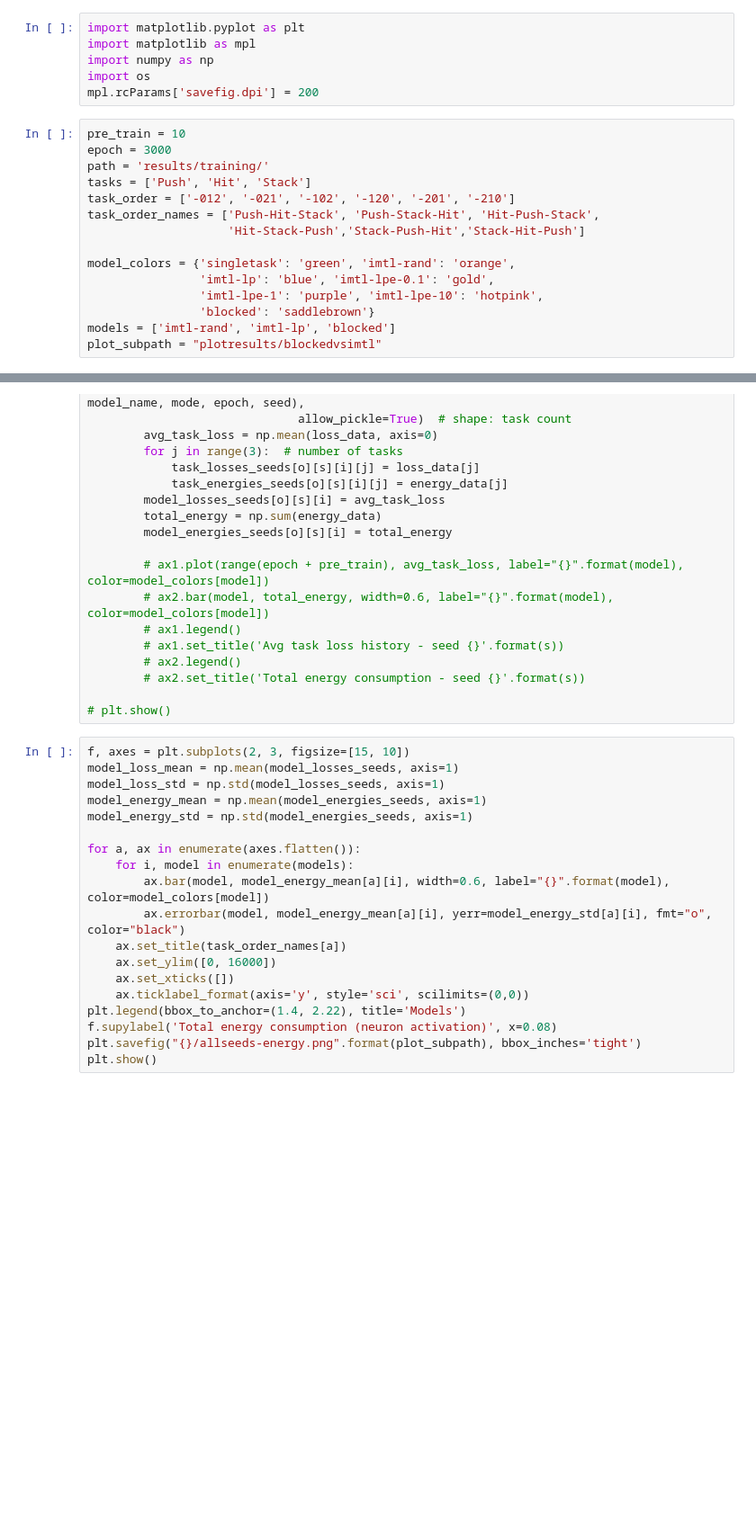
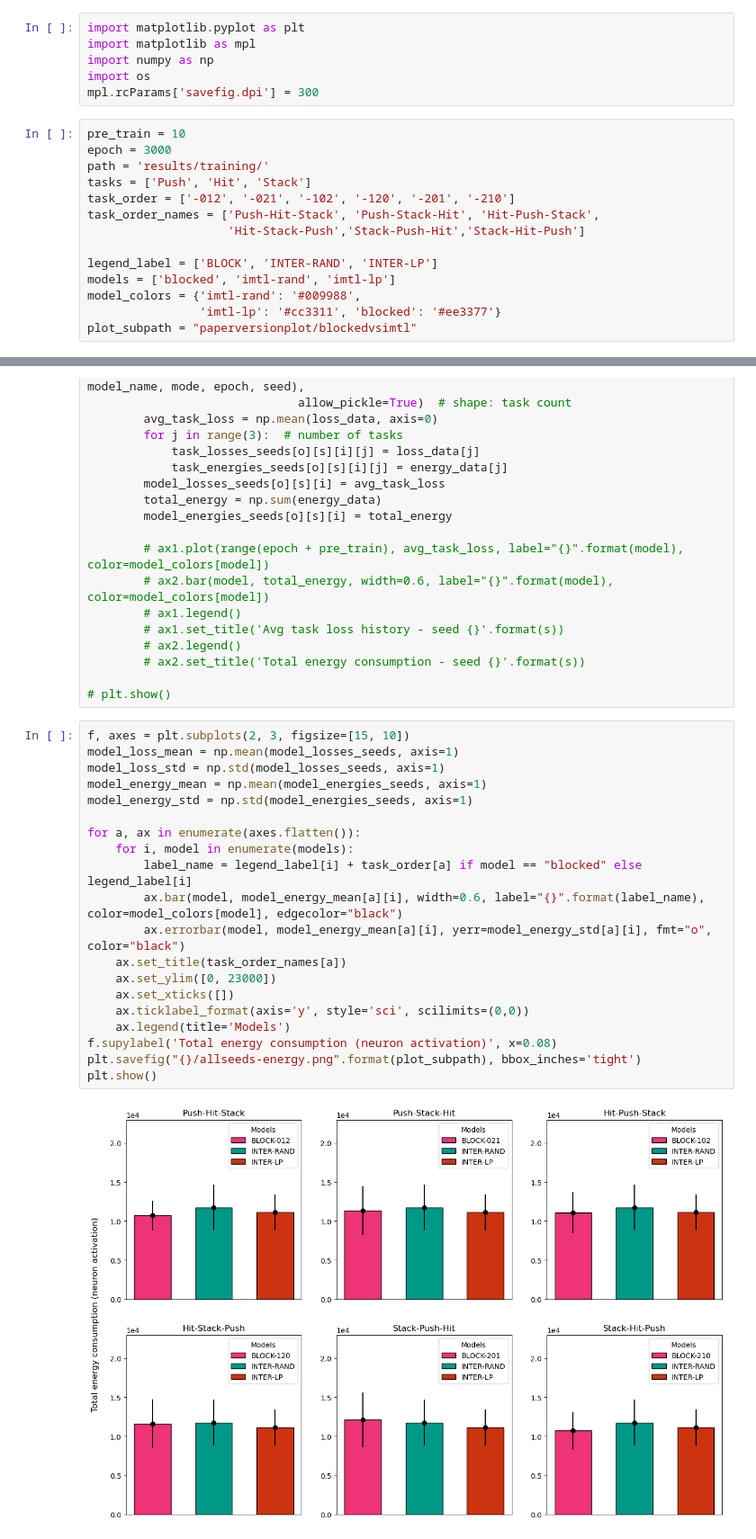
Before and after one commit to sayhanne/IMTL, a Jupyter notebook: blockedvsimtl.ipynb, the cells around one changed output, grey strips where cells are left out. Shown at 90% size. Cells and saved outputs as stored; diff of their text form; blank space fills up the shorter version.

```diff
--- a/blockedvsimtl.ipynb
+++ b/blockedvsimtl.ipynb
@@ -3,7 +3,7 @@ import matplotlib.pyplot as plt
 import matplotlib as mpl
 import numpy as np
 import os
-mpl.rcParams['savefig.dpi'] = 200
+mpl.rcParams['savefig.dpi'] = 300
 # %%
 pre_train = 10
 epoch = 3000
@@ -13,12 +13,11 @@ task_order = ['-012', '-021', '-102', '-120', '-201', '-210']
 task_order_names = ['Push-Hit-Stack', 'Push-Stack-Hit', 'Hit-Push-Stack',
                     'Hit-Stack-Push','Stack-Push-Hit','Stack-Hit-Push']
 
-model_colors = {'singletask': 'green', 'imtl-rand': 'orange',
-                'imtl-lp': 'blue', 'imtl-lpe-0.1': 'gold',
-                'imtl-lpe-1': 'purple', 'imtl-lpe-10': 'hotpink',
-                'blocked': 'saddlebrown'}
-models = ['imtl-rand', 'imtl-lp', 'blocked']
-plot_subpath = "plotresults/blockedvsimtl"
+legend_label = ['BLOCK', 'INTER-RAND', 'INTER-LP']
+models = ['blocked', 'imtl-rand', 'imtl-lp']
+model_colors = {'imtl-rand': '#009988',
+                'imtl-lp': '#cc3311', 'blocked': '#ee3377'}
+plot_subpath = "paperversionplot/blockedvsimtl"
 # %%
 if not os.path.exists(plot_subpath):
     os.makedirs(plot_subpath)
@@ -80,22 +79,25 @@ for o, order in enumerate(task_order):
 # %%
 f, axes = plt.subplots(2, 3, figsize=[15, 10])
 model_loss_mean = np.mean(model_losses_seeds, axis=1)
 model_loss_std = np.std(model_losses_seeds, axis=1)
 model_energy_mean = np.mean(model_energies_seeds, axis=1)
 model_energy_std = np.std(model_energies_seeds, axis=1)
 
 for a, ax in enumerate(axes.flatten()):
     for i, model in enumerate(models):
-        ax.bar(model, model_energy_mean[a][i], width=0.6, label="{}".format(model), color=model_colors[model])
+        label_name = legend_label[i] + task_order[a] if model == "blocked" else legend_label[i]
+        ax.bar(model, model_energy_mean[a][i], width=0.6, label="{}".format(label_name), color=model_colors[model], edgecolor="black")
         ax.errorbar(model, model_energy_mean[a][i], yerr=model_energy_std[a][i], fmt="o", color="black")
     ax.set_title(task_order_names[a])
-    ax.set_ylim([0, 16000])
+    ax.set_ylim([0, 23000])
     ax.set_xticks([])
     ax.ticklabel_format(axis='y', style='sci', scilimits=(0,0))
-plt.legend(bbox_to_anchor=(1.4, 2.22), title='Models')
+    ax.legend(title='Models')
 f.supylabel('Total energy consumption (neuron activation)', x=0.08)
 plt.savefig("{}/allseeds-energy.png".format(plot_subpath), bbox_inches='tight')
 plt.show()
+# %% [output]
+[figure, added]
 # %%
 f, axes = plt.subplots(2, 3, figsize=[15, 10])
 for a, ax in enumerate(axes.flatten()):
```
Also changed, not shown: parts of 1 cell of this notebook, 16 other files.
